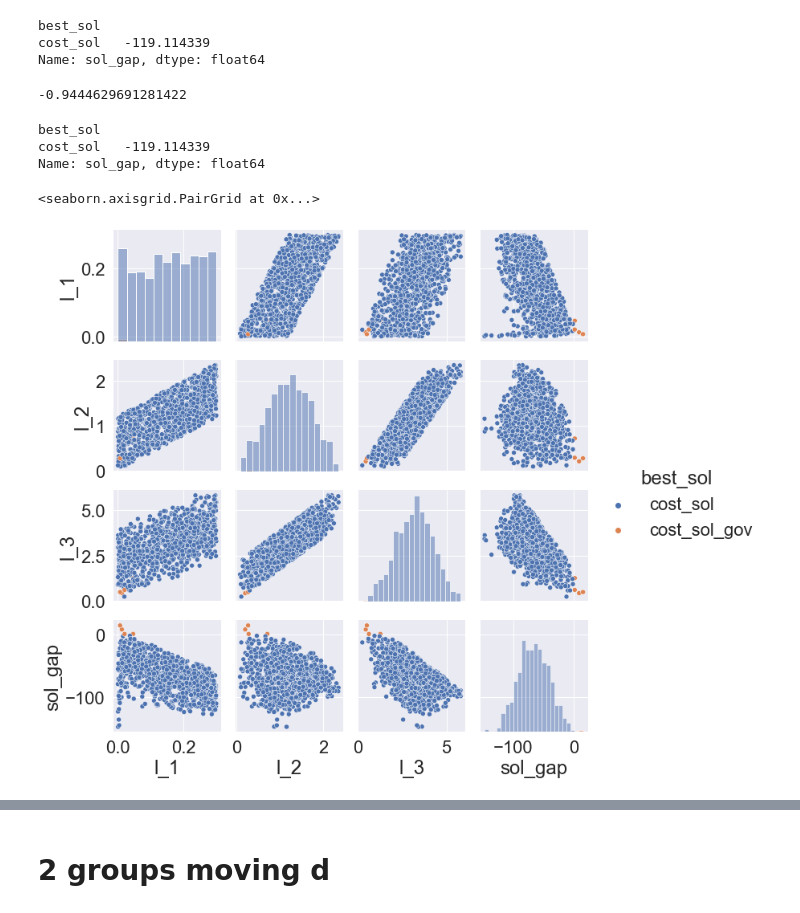
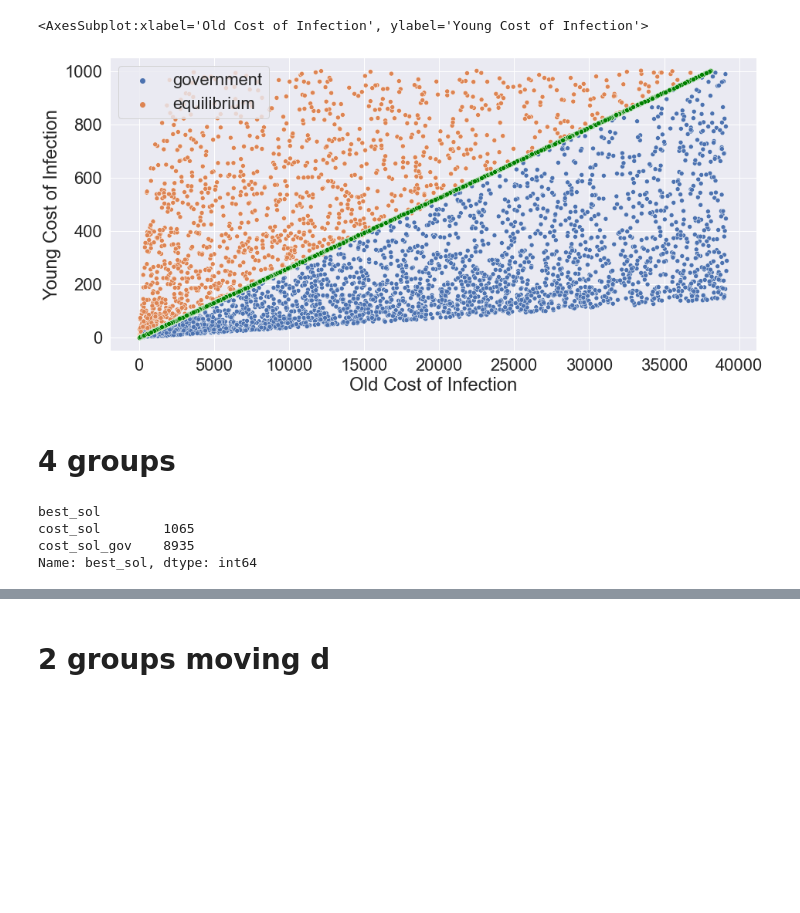
Before and after one commit to daniel-ablin/Thesis, a Jupyter notebook: test analysis.ipynb, the cells around one changed output, grey strips where cells are left out. Saved outputs shown, nothing was run; the diff lists cells and outputs as text; code cells hidden in the pictures; blank space fills up the shorter version.

```diff
--- a/test analysis.ipynb
+++ b/test analysis.ipynb
@@ -140,5 +116,5 @@ base.query('best_sol == "cost_sol_gov" and l_5 < 1000')
 # %%
-specific_file = '/Users/danielablin/Documents/GitHub/Thesis/test_run_2023-01-10_129_50_5.pickle'
+specific_file = '/Users/danielablin/Documents/GitHub/Thesis/test_run_2023-02-08_129_10000_3.pickle'
 base = parse_test(specific_file)
 # %%
 base.groupby('best_sol')['best_sol'].count()
@@ -148 +125,15 @@ cost_sol    50
 Name: best_sol, dtype: int64
+# %%
+fig, ax = plt.subplots()
+fig.set_figheight(7)
+fig.set_figwidth(15)
+
+test = rename_cols(base, 38, 3)
+
+sns.scatterplot(data=test, x='Old Cost of Infection', y='Young Cost of Infection', hue='Lowest Cost')
+sns.scatterplot(data=test, x='factor', y='Young Cost of Infection', color='green')
+# %% [output]
+<AxesSubplot:xlabel='Old Cost of Infection', ylabel='Young Cost of Infection'>
+[figure, added]
+# %% [markdown]
+# 4 groups
@@ -149,22 +143,7 @@ Name: best_sol, dtype: int64
 # %%
-base.groupby('best_sol')['sol_gap'].mean()
+base.groupby('best_sol')['best_sol'].count()
 # %% [output]
 best_sol
-cost_sol   -119.114339
-Name: sol_gap, dtype: float64
+cost_sol        1065
+cost_sol_gov    8935
+Name: best_sol, dtype: int64
-# %%
-base.v_sol.apply(lambda x: np.diff(x, axis=0).sum()).mean()
-# %% [output]
--0.9444629691281422
-# %%
-base.groupby('best_sol')['sol_gap'].mean()
-# %% [output]
-best_sol
-cost_sol   -119.114339
-Name: sol_gap, dtype: float64
-# %%
-columns = ['l_1', 'l_2', 'sol_gap', 'best_sol']
-sns.pairplot(base[columns], hue='best_sol', diag_kind='hist')
-# %% [output]
-<seaborn.axisgrid.PairGrid at 0x...>
-[figure, removed]
```
Also changed, not shown: parts of 21 cells of this notebook, 14 other files.
